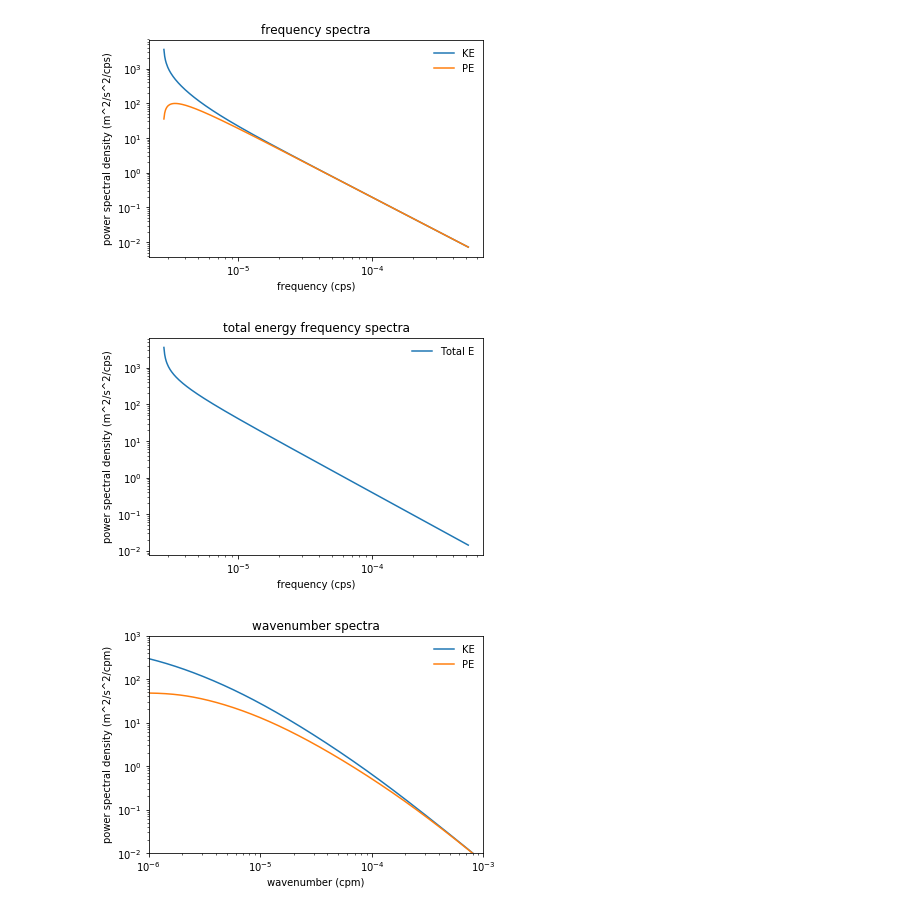
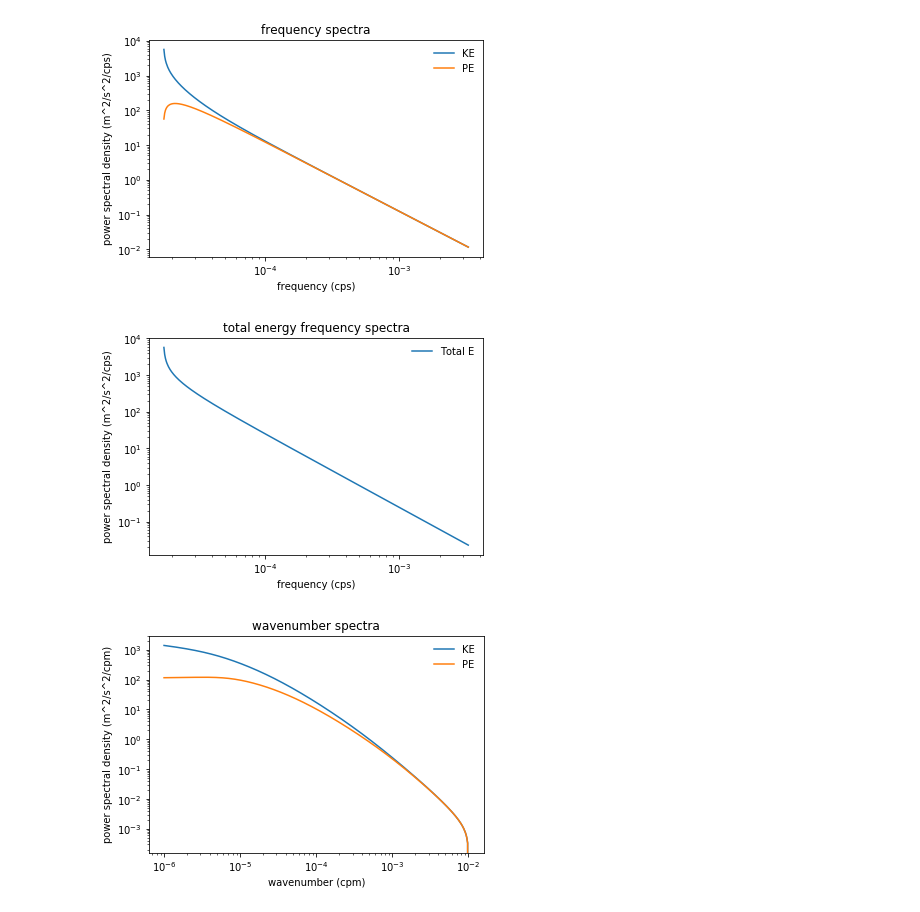
Before and after one commit to kurtisanstey/internal_waves_barkley_canyon, a Jupyter notebook: GM/gm.ipynb, the cells around one changed output. Cells and saved outputs as stored; diff of their text form; code cells hidden in the pictures.

```diff
--- a/GM/gm.ipynb
+++ b/GM/gm.ipynb
@@ -1,4 +1,8 @@
 # %%
+# This code is for the GM spectra near Barkley Canyon, off the coast of Vancouver Island, British Columbia, Canada.
+# Adapted from the following:
+#
+# ----------------------------------------------------------------------------
 # Copyright (C) 2016 Joern Callies
 #
 # This file is part of GM81.
@@ -15,25 +19,26 @@
 #
 # You should have received a copy of the GNU General Public License
 # along with GM81. If not, see <http://www.gnu.org/licenses/>.
+#
+# This computes KE and PE frequency spectra as well as 1D horizontal wavenumber spectra.
+# ----------------------------------------------------------------------------
 
-# This script provides a simple example for using the gm module. This computes
-# KE and PE frequency spectra as well as 1D horizontal wavenumber spectra.
 
 import numpy as np
 import matplotlib.pyplot as plt
 import gm
 
 # Coriolis frequency
-f = 1.73e-5            # lat 48.39 deg N, inertial period of 16.05 hours
+f = 1.09e-4            # rad/s, lat 48.39 deg N, inertial period of 16.05 hours
 
 # buoyancy frequency (corresponding to 1000 m depth)
-N = 3.27e-3            # Hz, from an avg. lower depth N^2 of 1.07e-5 Hz^2
+N = 2.05e-2            # rad/s, from an avg. lower depth N^2 of 1.07e-5 Hz^2
 
 # surface-extrapolated buoyancy frequency
-N0 = 5.2e-3            # as in GM documentation
+N0 = 5.2e-3            # rad/s, as in GM documentation
 
 # e-folding scale of N(z)
-b = 1.3e3              # according to https://ocw.mit.edu/resources/
+b = 1.3e3              # m, according to https://ocw.mit.edu/resources/
 # res-12-000-evolution-of-physical-oceanography-spring-2007/part-2/wunsch_chapter9.pdf, this is fairly universal
 
 # frequency
@@ -73,36 +78,34 @@ fig, ax = plt.subplots()
 ax.loglog(omg/(2*np.pi), 2*np.pi*K_omg, label='KE')
 ax.loglog(omg/(2*np.pi), 2*np.pi*P_omg, label='PE')
 ax.legend(frameon=False)
 ax.set_title('frequency spectra')
 ax.set_xlabel('frequency (cps)')
 ax.set_ylabel('power spectral density (m^2/s^2/cps)')
 
-# plot total energy frequency spectra
+# plot and save total energy frequency spectra
 total_omg = K_omg + P_omg
 data = np.column_stack((omg, total_omg))
 header = "freq, energy"
 np.savetxt('gm.dat', data, header=header)
 
 fig, ax = plt.subplots()
 ax.loglog(omg/(2*np.pi), 2*np.pi*total_omg, label='Total E')
 ax.legend(frameon=False)
 ax.set_title('total energy frequency spectra')
 ax.set_xlabel('frequency (cps)')
 ax.set_ylabel('power spectral density (m^2/s^2/cps)')
 
 # plot wavenumber spectra
 fig, ax = plt.subplots()
 ax.loglog(k/(2*np.pi), 2*np.pi*K_k_1d, label='KE')
 ax.loglog(k/(2*np.pi), 2*np.pi*P_k_1d, label='PE')
-ax.set_xlim(1e-6, 1e-3)
-ax.set_ylim(1e-2, 1e3)
 ax.legend(frameon=False)
 ax.set_title('wavenumber spectra')
 ax.set_xlabel('wavenumber (cpm)')
 ax.set_ylabel('power spectral density (m^2/s^2/cpm)')
 
 plt.show()
 # %% [output]
-[figure, old version]
+[figure, new version]
-[figure, old version]
+[figure, new version]
-[figure, old version]
+[figure, new version]
```
Also changed, not shown: 4 other files.
